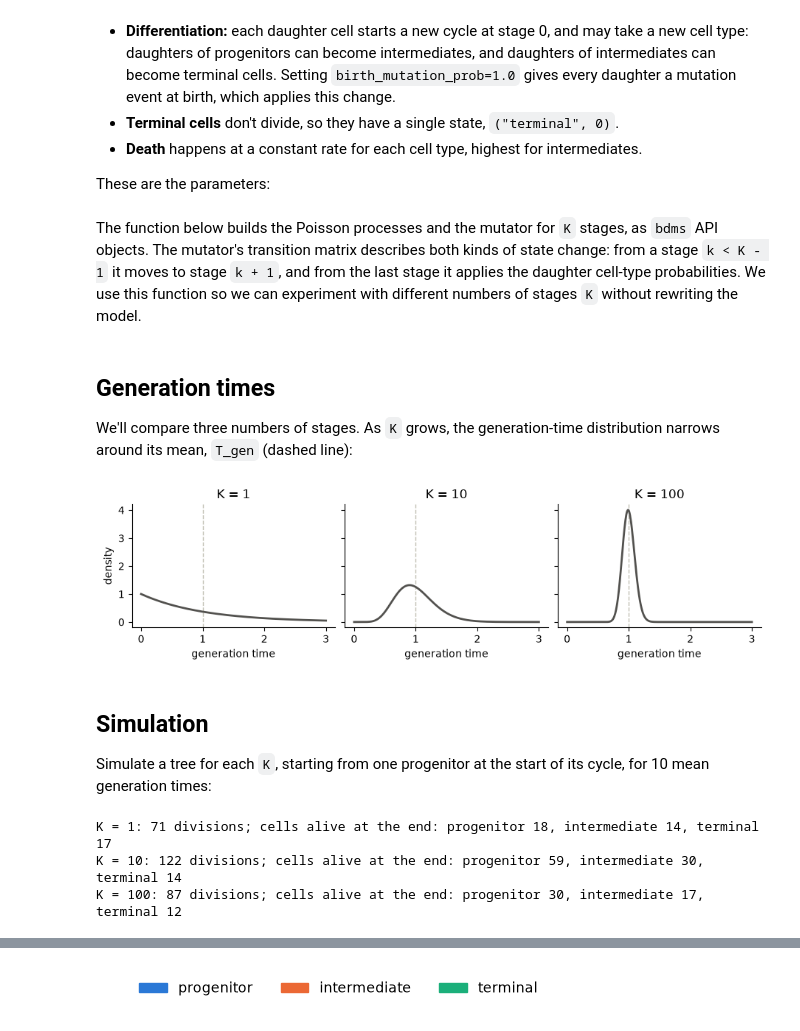
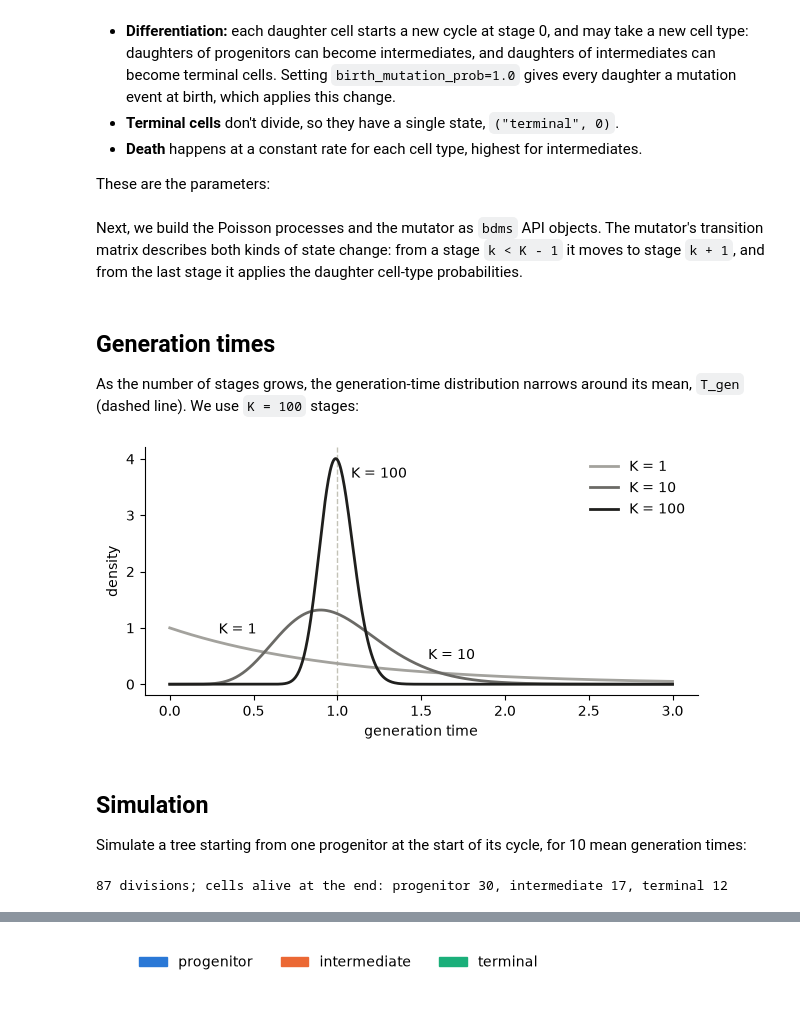
Before and after one commit to dewitt-lab/BDMS, a Jupyter notebook: docs/notebooks/hierarchical_states.ipynb, the cells around one changed output, grey strips where cells are left out. Cells and saved outputs as stored; diff of their text form; code cells hidden in the pictures.

```diff
--- a/docs/notebooks/hierarchical_states.ipynb
+++ b/docs/notebooks/hierarchical_states.ipynb
@@ -36,7 +37,6 @@ fate_probs = {
 }
 death_rates = {"progenitor": 0.05, "intermediate": 0.5, "terminal": 0.2}
 # %% [markdown]
-The function below builds the Poisson processes and the mutator for `K` stages, as `bdms` API objects.
+Next, we build the Poisson processes and the mutator as `bdms` API objects.
 The mutator's transition matrix describes both kinds of state change: from a stage `k < K - 1` it moves to stage `k + 1`, and from the last stage it applies the daughter cell-type probabilities.
-We use this function so we can experiment with different numbers of stages `K` without rewriting the model.
 # %%
@@ -82,49 +78,59 @@ def cell_cycle_model(K):
 # %% [markdown]
 ## Generation times
 
-We'll compare three numbers of stages.
-As `K` grows, the generation-time distribution narrows around its mean, `T_gen` (dashed line):
+As the number of stages grows, the generation-time distribution narrows around its mean, `T_gen` (dashed line).
+We use `K = 100` stages:
 # %%
-Ks = (1, 10, 100)
-ink = "#52514e"  # color for data
 reference = "#c3c2b7"  # color for reference lines
+# light to dark for increasing numbers of stages
+K_colors = {1: "#a3a29d", 10: "#6b6a66", 100: "#1f1f1d"}
+# where to label each curve, away from the other curves
+label_times = {1: 0.25, 10: 1.5, 100: 1.04}
 
-t = np.linspace(0, 3 * T_gen, 400)
-fig, axes = plt.subplots(
-    1, len(Ks), figsize=(9, 2.4), sharex=True, sharey=True, layout="constrained"
-)
-for ax, K in zip(axes, Ks):
-    ax.plot(t, scipy.stats.gamma(a=K, scale=T_gen / K).pdf(t), color=ink, lw=2)
-    ax.axvline(T_gen, color=reference, lw=1, ls="--", zorder=0)
-    ax.set_title(f"K = {K}")
-    ax.set_xlabel("generation time")
-    ax.spines[["top", "right"]].set_visible(False)
-axes[0].set_ylabel("density")
+t = np.linspace(0, 3 * T_gen, 600)
+fig, ax = plt.subplots(figsize=(6, 3), layout="constrained")
+for K_example, color in K_colors.items():
+    gamma = scipy.stats.gamma(a=K_example, scale=T_gen / K_example)
+    ax.plot(t, gamma.pdf(t), color=color, lw=2, label=f"K = {K_example}")
+    label_time = label_times[K_example] * T_gen
+    ax.annotate(
+        f"K = {K_example}",
+        xy=(label_time, gamma.pdf(label_time)),
+        xytext=(5, 5),
+        textcoords="offset points",
+    )
+ax.axvline(T_gen, color=reference, lw=1, ls="--", zorder=0)
+ax.set_xlabel("generation time")
+ax.set_ylabel("density")
+ax.legend(frameon=False)
+ax.spines[["top", "right"]].set_visible(False)
 plt.show()
 # %% [output]
-[figure, old version]
+[figure, new version]
 # %% [markdown]
 ## Simulation
 
-Simulate a tree for each `K`, starting from one progenitor at the start of its cycle, for 10 mean generation times:
+Simulate a tree starting from one progenitor at the start of its cycle, for 10 mean generation times:
 # %%
-t_end = 10 * T_gen
-trees = {}
-for K in Ks:
-    tree = bdms.Tree(state=("progenitor", 0))
-    tree.evolve(t_end, **cell_cycle_model(K), seed=1)
-    trees[K] = tree
-    divisions = sum(node.event == "birth" for node in tree.traverse())
-    alive = [leaf.state[0] for leaf in tree if leaf.event == "survival"]
-    counts = ", ".join(
-        f"{cell_type} {alive.count(cell_type)}"
-        for cell_type in ("progenitor", "intermediate", "terminal")
-    )
-    print(f"K = {K}: {divisions} divisions; cells alive at the end: {counts}")
+tree = bdms.Tree(state=("progenitor", 0))
+tree.evolve(
+    10 * T_gen,
+    birth_process=birth_process,
+    death_process=death_process,
+    mutation_process=mutation_process,
+    mutator=mutator,
+    birth_mutation_prob=1.0,
+    seed=1,
+)
+divisions = sum(node.event == "birth" for node in tree.traverse())
+alive = [leaf.state[0] for leaf in tree if leaf.event == "survival"]
+counts = ", ".join(
+    f"{cell_type} {alive.count(cell_type)}"
+    for cell_type in ("progenitor", "intermediate", "terminal")
+)
+print(f"{divisions} divisions; cells alive at the end: {counts}")
 # %% [output]
-K = 1: 71 divisions; cells alive at the end: progenitor 18, intermediate 14, terminal 17
-K = 10: 122 divisions; cells alive at the end: progenitor 59, intermediate 30, terminal 14
-K = 100: 87 divisions; cells alive at the end: progenitor 30, intermediate 17, terminal 12
+87 divisions; cells alive at the end: progenitor 30, intermediate 17, terminal 12
 # %% [markdown]
 ## Rendering
 
```
Also changed, not shown: parts of 13 cells of this notebook.
